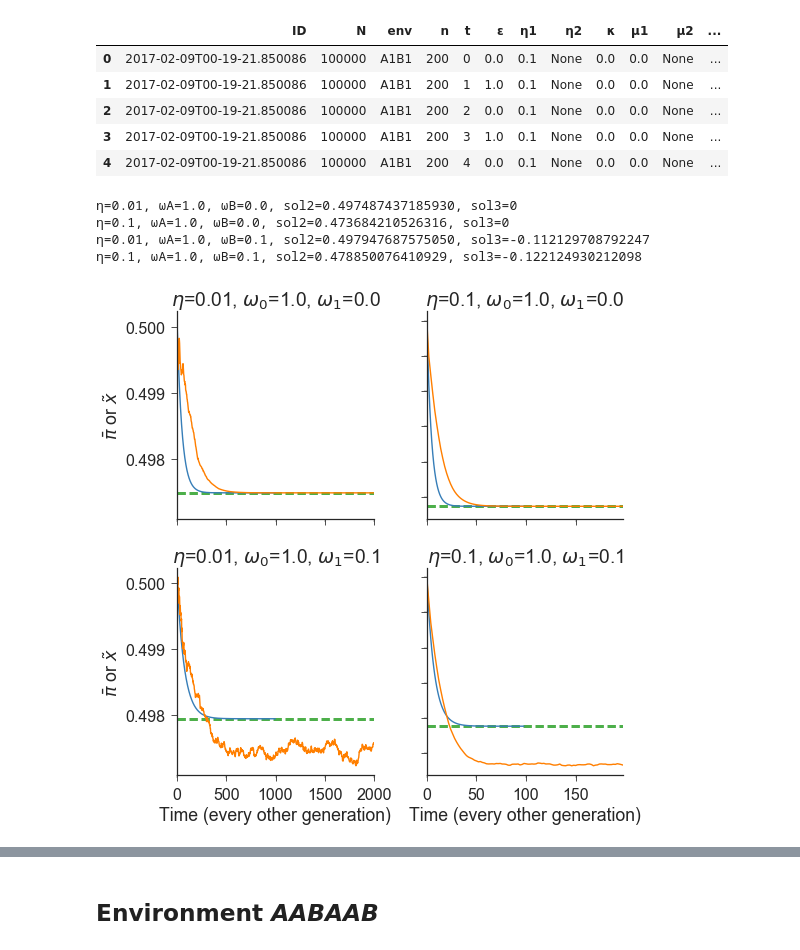
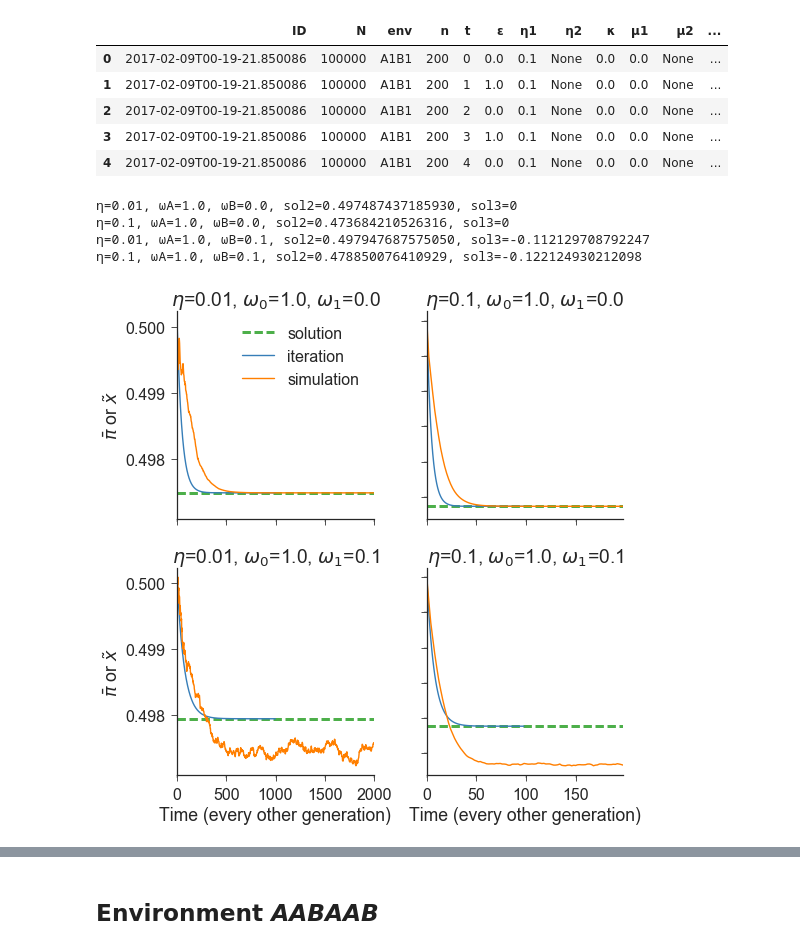
Before and after one commit to yoavram/Milpitas, a Jupyter notebook: recurrence.ipynb, the cells around one changed output, grey strips where cells are left out. Saved outputs shown, nothing was run; the diff lists cells and outputs as text; code cells hidden in the pictures.

```diff
--- a/recurrence.ipynb
+++ b/recurrence.ipynb
@@ -117,7 +117,7 @@ df.head()
 # %%
 fig, axes = plt.subplots(2, 2, figsize=(8, 8), sharex='col', sharey='col')
 
-agg = df[df['π0'] == 'U'].groupby(['ω0', 'ω1', 'η1', 't']).agg(np.mean)['π'].reset_index()
+agg = df[df[' '] == 'U'].groupby(['ω0', 'ω1', 'η1', 't']).agg(np.mean)['π'].reset_index()
 for (key, grp), ax in zip(agg[agg['t'] % 2 == 0].groupby(['ω0', 'ω1', 'η1']), axes.flat):
     ωA_, ωB_, η_ = key
     n = grp['t'].max()
@@ -126,35 +126,35 @@ for (key, grp), ax in zip(agg[agg['t'] % 2 == 0].groupby(['ω0', 'ω1', 'η1']),
     sol2_ = sol2.subs(subs)
     sol3_ = sol3.subs(subs)
     print("η={}, ωA={}, ωB={}, sol2={}, sol3={}".format(η_, ωA_, ωB_, sol2_, sol3_))
     sol = float(sol2_ if 1 > sol2_ > 0 else sol3_)
     ax.axhline(sol, color=green, lw=3, ls='--', label='solution')
     # iteration
     x_ = np.empty(n//2)
     x_[0] = 0.5
     for t in range(1, n//2):
         x_[t] = xxx.subs(subs + [(x, x_[t-1])])
     ax.plot(range(0, n//2), x_, color=blue, label='iteration')
     # simulations
     grp.plot('t', 'π', color=orange, ax=ax, label='simulation')
     # styling
     ax.set_title('$\eta$={}, $\omega_0$={}, $\omega_1$={}'.format(η_, ωA_, ωB_))
     ax.legend().set_visible(False)
 
 for i in range(2): axes[0, i].set_xlabel('')
 for i in range(2): axes[1, i].set_xlabel('Time (every other generation)')
 for i in range(2): axes[i, 1].set_ylabel('')
 for i in range(2): axes[i, 0].set_ylabel(r'$\bar{\pi}$ or $\tilde{x}$')
-# axes[0,0].legend().set_visible(True)
+axes[0,0].legend().set_visible(True)
 
 fig.tight_layout()
 sns.despine()
 fig.savefig('figures/env_A1B1.pdf');
 # %% [output]
 η=0.01, ωA=1.0, ωB=0.0, sol2=0.497487437185930, sol3=0
 η=0.1, ωA=1.0, ωB=0.0, sol2=0.473684210526316, sol3=0
 η=0.01, ωA=1.0, ωB=0.1, sol2=0.497947687575050, sol3=-0.112129708792247
 η=0.1, ωA=1.0, ωB=0.1, sol2=0.478850076410929, sol3=-0.122124930212098
-[figure, old version]
+[figure, new version]
 # %%
 fig, axes = plt.subplots(2, 2, figsize=(8, 8), sharex=False, sharey=False)
 
```
Also changed, not shown: parts of 9 cells of this notebook, 1 other file.
